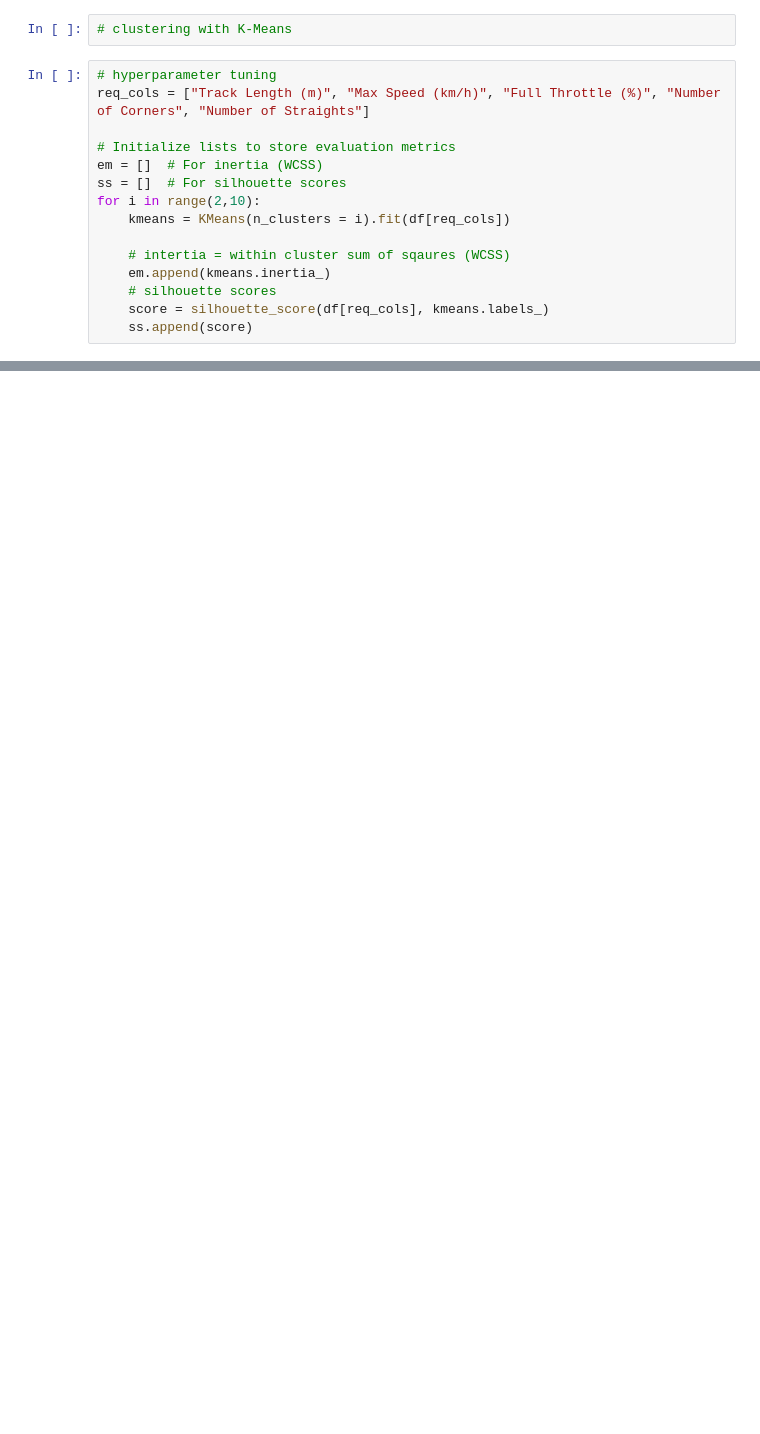
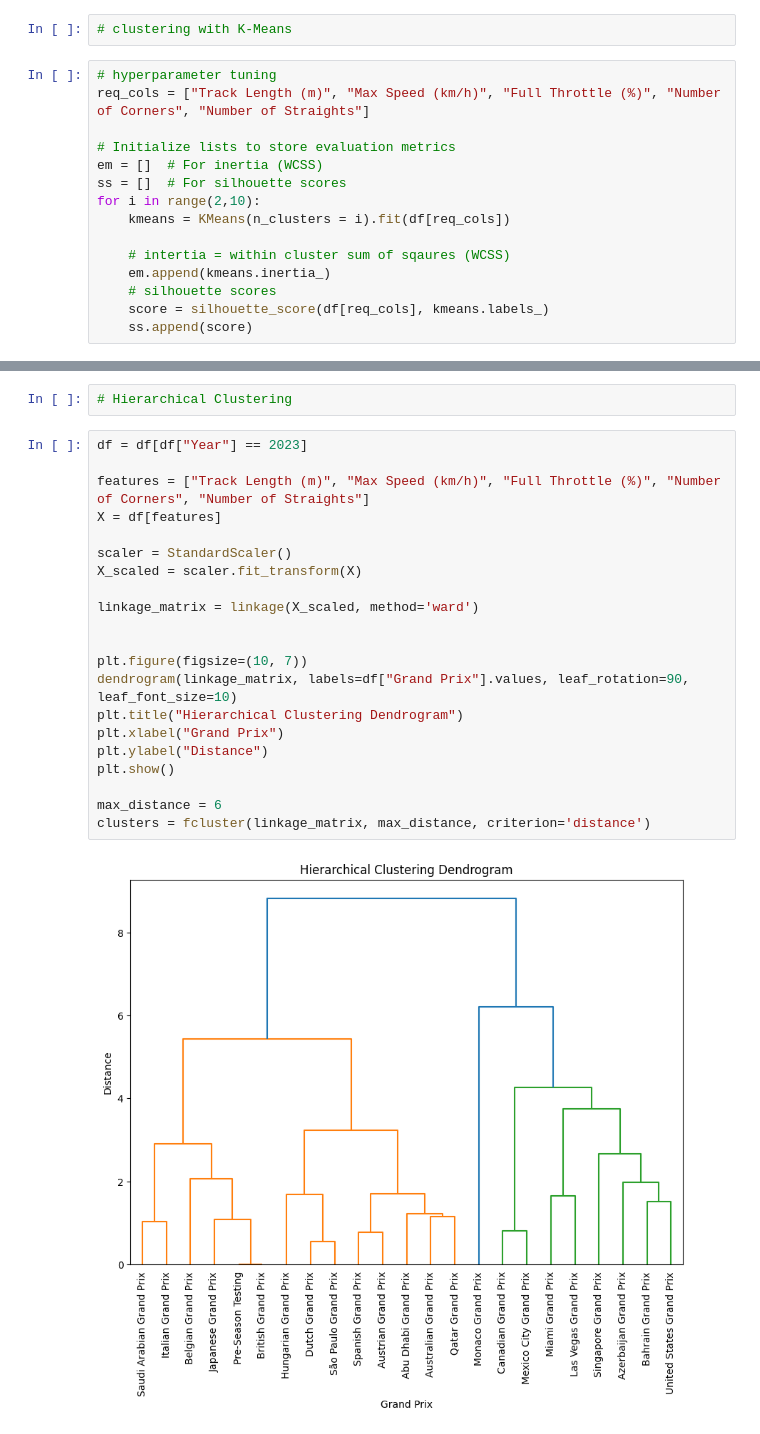
Before and after one commit to NandiniKodali988/F1-Through-Data, a Jupyter notebook: technical-details/unsupervised-learning/main.ipynb, the cells around one changed output, grey strips where cells are left out. Cells and saved outputs as stored; diff of their text form; blank space fills up the shorter version.

```diff
--- a/technical-details/unsupervised-learning/main.ipynb
+++ b/technical-details/unsupervised-learning/main.ipynb
@@ -62,0 +114,25 @@ for i in range(2,10):
+# %%
+# Hierarchical Clustering
+# %%
+df = df[df["Year"] == 2023]
+
+features = ["Track Length (m)", "Max Speed (km/h)", "Full Throttle (%)", "Number of Corners", "Number of Straights"]
+X = df[features]
+
+scaler = StandardScaler()
+X_scaled = scaler.fit_transform(X)
+
+linkage_matrix = linkage(X_scaled, method='ward')
+
+
+plt.figure(figsize=(10, 7))
+dendrogram(linkage_matrix, labels=df["Grand Prix"].values, leaf_rotation=90, leaf_font_size=10)
+plt.title("Hierarchical Clustering Dendrogram")
+plt.xlabel("Grand Prix")
+plt.ylabel("Distance")
+plt.show()
+
+max_distance = 6
+clusters = fcluster(linkage_matrix, max_distance, criterion='distance')
+# %% [output]
+[figure, added]
```
Also changed, not shown: parts of 4 cells of this notebook, 5 other files.
